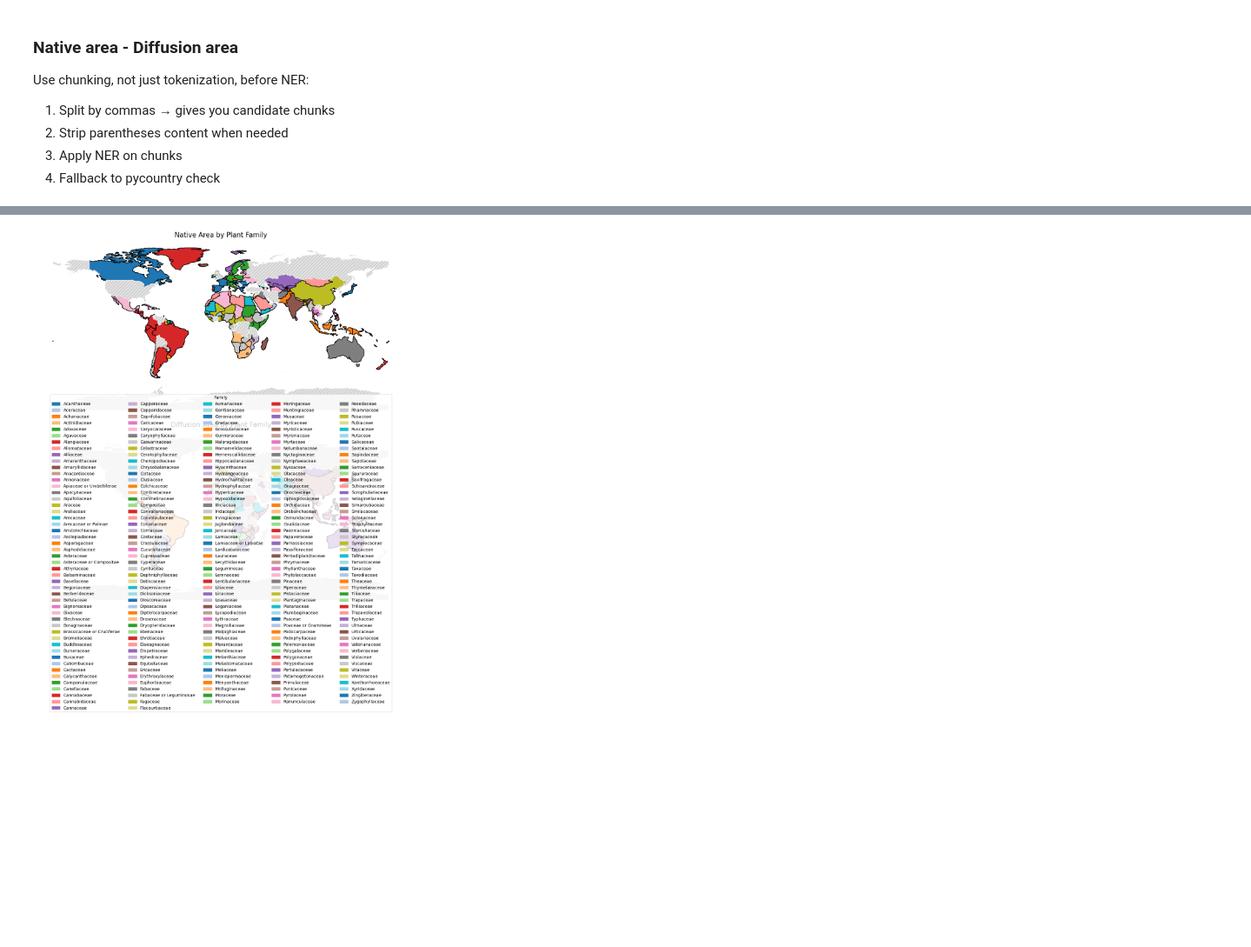
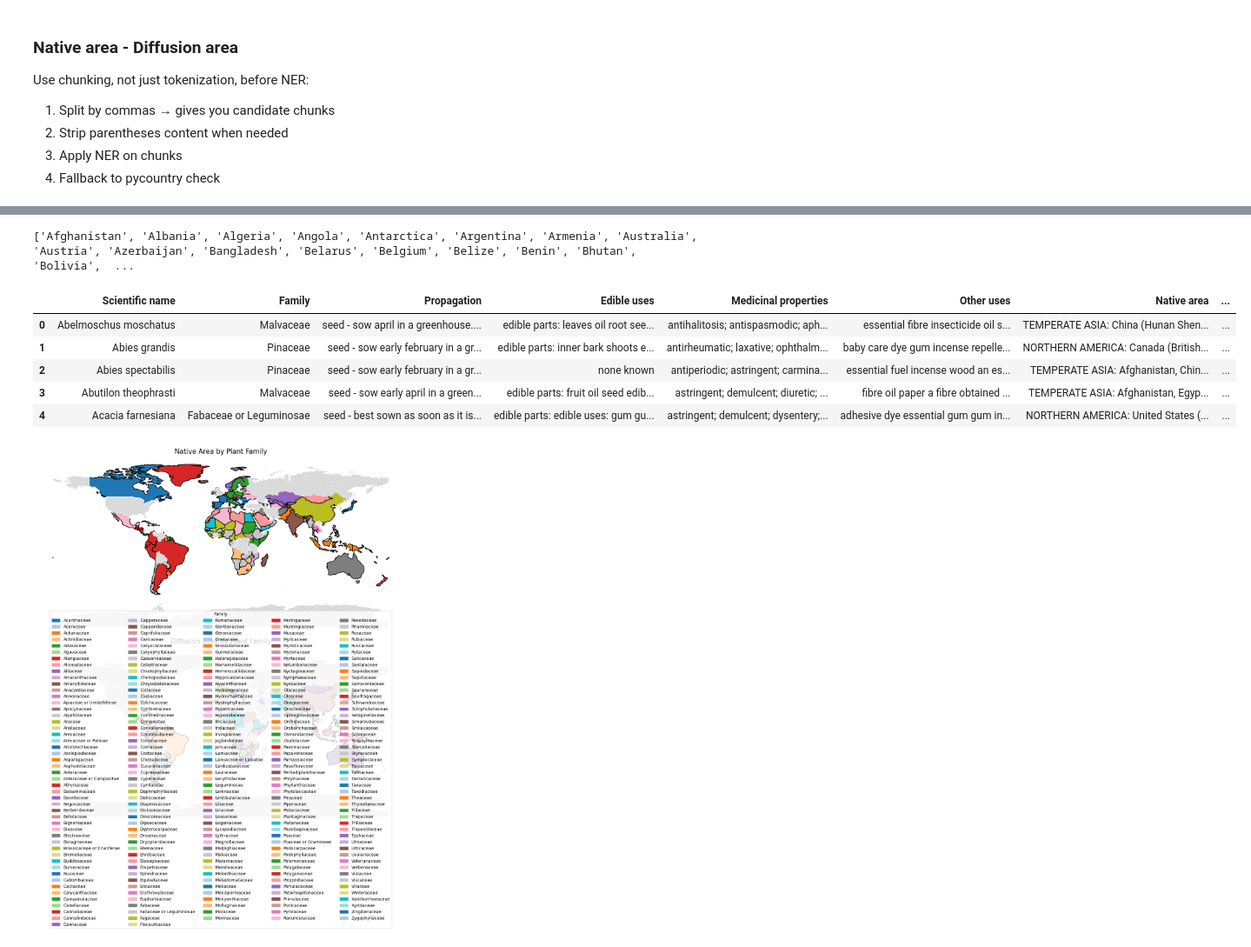
Before and after one commit to caovy-univers/rootedremedies, a Jupyter notebook: NLP_analysis.ipynb, the cells around one changed output, grey strips where cells are left out. Shown at 87% size. Saved outputs shown, nothing was run; the diff lists cells and outputs as text; code cells hidden in the pictures; blank space fills up the shorter version.

```diff
--- a/NLP_analysis.ipynb
+++ b/NLP_analysis.ipynb
@@ -139,13 +75,10 @@ def extract_phrases(text):
     phrases = re.split(r"[;,:.]", text)
     return [phrase.strip().lower() for phrase in phrases if phrase.strip()]
 
-df["Common names_phrases"] = df["Common names"].apply(extract_phrases)
-df["Care requirements_phrases"] = df["Care requirements"].apply(extract_phrases)
-df["Cultivation details_phrases"] = df["Cultivation details"].apply(extract_phrases)
+df["Propagation_phrases"] = df["Propagation"].apply(extract_phrases)
 df["Edible uses_phrases"] = df["Edible uses"].apply(extract_phrases)
-df["Known hazards_phrases"] = df["Known hazards"].apply(extract_phrases)
 df["Medicinal properties_phrases"] = df["Medicinal properties"].apply(extract_phrases)
-df["Climatic zone_phrases"] = df["Climatic zone"].apply(extract_phrases)
+df["Other uses_phrases"] = df["Other uses"].apply(extract_phrases)
 # %% [markdown]
 ### Propagation - Germination time vs sowing month (plant's numbers)
 - prepare the column for further visualization
@@ -675,0 +613,4 @@ plt.show()
+# %%
+print(sorted(world['ADMIN'].unique()))
+# %% [output]
+['Afghanistan', 'Albania', 'Algeria', 'Angola', 'Antarctica', 'Argentina', 'Armenia', 'Australia', 'Austria', 'Azerbaijan', 'Bangladesh', 'Belarus', 'Belgium', 'Belize', 'Benin', 'Bhutan', 'Bolivia',  ...
@@ -676,3 +705,12 @@ plt.show()
+# %%
+df.head()
+# %% [output]
+|  | Scientific name | Family | Propagation | Edible uses | Medicinal properties | Other uses | Native area | ... |
+| 0 | Abelmoschus moschatus | Malvaceae | seed - sow april in a greenhouse.... | edible parts: leaves oil root see... | antihalitosis; antispasmodic; aph... | essential fibre insecticide oil s... | TEMPERATE ASIA: China (Hunan Shen... | ... |
+| 1 | Abies grandis | Pinaceae | seed - sow early february in a gr... | edible parts: inner bark shoots e... | antirheumatic; laxative; ophthalm... | baby care dye gum incense repelle... | NORTHERN AMERICA: Canada (British... | ... |
+| 2 | Abies spectabilis | Pinaceae | seed - sow early february in a gr... | none known | antiperiodic; astringent; carmina... | essential fuel incense wood an es... | TEMPERATE ASIA: Afghanistan, Chin... | ... |
+| 3 | Abutilon theophrasti | Malvaceae | seed - sow early april in a green... | edible parts: fruit oil seed edib... | astringent; demulcent; diuretic; ... | fibre oil paper a fibre obtained ... | TEMPERATE ASIA: Afghanistan, Egyp... | ... |
+| 4 | Acacia farnesiana | Fabaceae or Leguminosae | seed - best sown as soon as it is... | edible parts: edible uses: gum gu... | astringent; demulcent; dysentery;... | adhesive dye essential gum gum in... | NORTHERN AMERICA: United States (... | ... |
 # %%
 import pycountry
 import re
```
Also changed, not shown: parts of 14 cells of this notebook.
